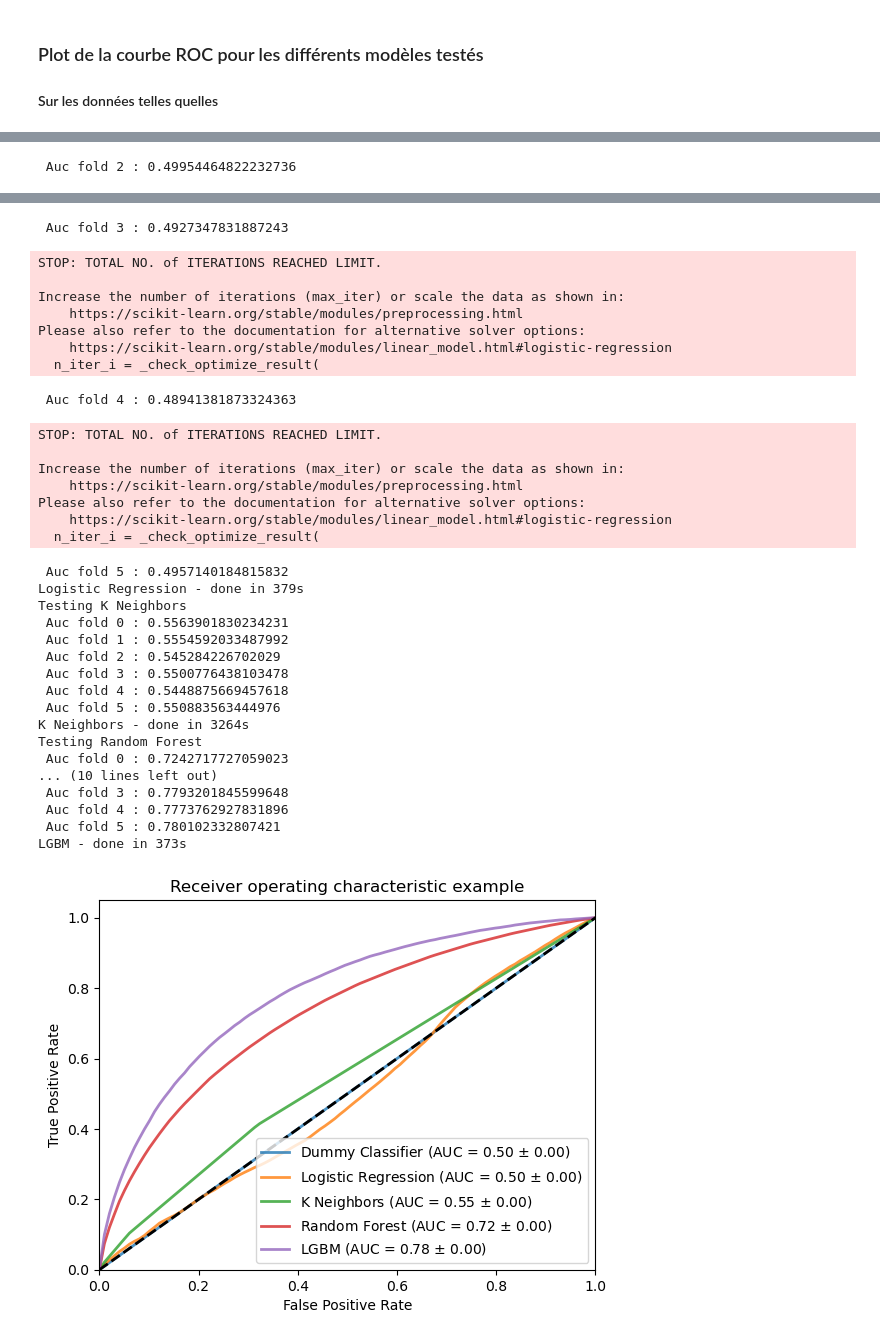
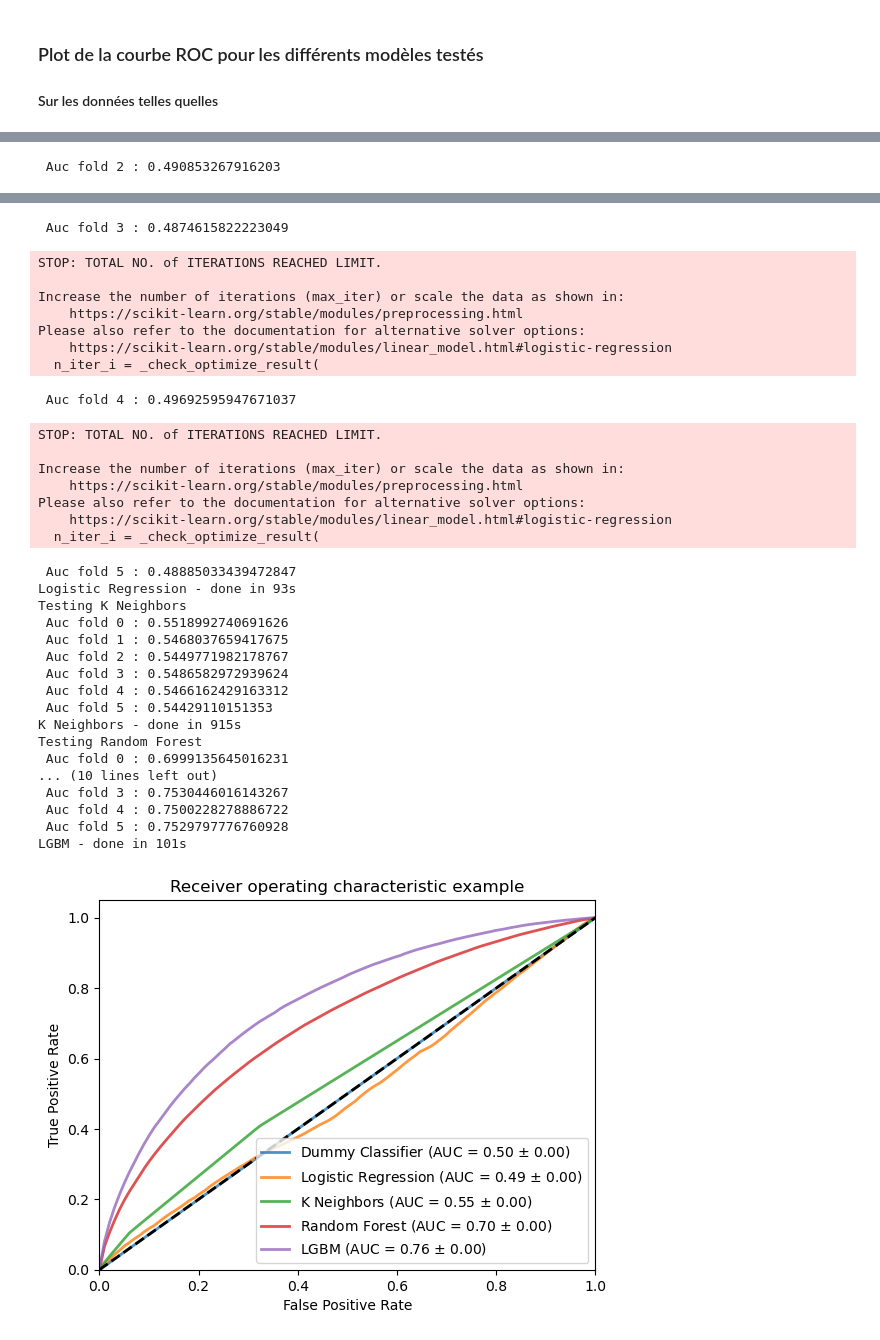
Before and after one commit to cbedini/oc_p7, a Jupyter notebook: Notebook_2_models.ipynb, the cells around one changed output, grey strips where cells are left out. Cells and saved outputs as stored; diff of their text form; code cells hidden in the pictures.

```diff
--- a/Notebook_2_models.ipynb
+++ b/Notebook_2_models.ipynb
@@ -39,7 +39,7 @@ def timer(title):
     print("{} - done in {:.0f}s".format(title, time.time() - t0))
 # %%
 def readdf(debug=True):
-    savedataframe = "debugdataframe.csv" if debug else "apidataframe.csv"
+    savedataframe = "debugdataframe.csv" if debug else "shorterapidataframe.csv"
     df = pd.read_csv(savedataframe)
     print("Reading",savedataframe)
     print("Shape",df.shape)
@@ -160,9 +160,9 @@ def prepare_train_df(df):
     display(train_x.shape)
     #train_x=train_x.astype(np.float64)
     display(train_y.value_counts())
-    return train_x, train_y
+    return train_x, train_y,feats
 # %%
-X,y = prepare_train_df(df)
-X50,y50 = prepare_train_df(df50)
+X,y, featX = prepare_train_df(df)
+X50,y50, featX50 = prepare_train_df(df50)
 infinity(dfall)
 # %% [output]
@@ -189,7 +189,7 @@ Int64Index([], dtype='int64')
 
 #### Sur les données telles quelles
 # %%
-def plot_roc_curve(classifiers, preprocessor, X, y, n_splits=6, fit=True):
+def plot_roc_curve(classifiers, X, y, n_splits=6, preprocessor= False):
 
     kf = KFold(n_splits=n_splits, shuffle=True, random_state=1)
     for clf_name, classifier in classifiers.items():
@@ -199,16 +199,22 @@ def plot_roc_curve(classifiers, preprocessor, X, y, n_splits=6, fit=True):
         aucs = []
         mean_fpr = np.linspace(0, 1, 100)
         for n_fold, (train, test) in enumerate(kf.split(X, y)):
-
-            pipeline = Pipeline(
+            if preprocessor:
+                pipeline = Pipeline(
                     [
                      ('preprocessing', preprocessor),
                      ('clf', classifier)
                     ]
+                )
+            else:
+                pipeline = Pipeline(
+                    [
+                     ('clf', classifier)
+                    ]
             )
 
-            if fit :
-                pipeline.fit(X.iloc[train, :], y.iloc[train])
+
+            pipeline.fit(X.iloc[train, :], y.iloc[train])
 
             y_pred_grd = pipeline.predict_proba(X.iloc[test, :])[:, 1]
             fpr, tpr, _ = roc_curve(y.iloc[test], y_pred_grd)
@@ -238,7 +244,7 @@ def plot_roc_curve(classifiers, preprocessor, X, y, n_splits=6, fit=True):
     plt.legend(loc="lower right")
     plt.show()
 # %%
-plot_roc_curve(classifiers, preprocess, X,y)
+plot_roc_curve(classifiers, X,y , preprocess)
 # %% [output]
 Testing Dummy Classifier
  Auc fold 0 : 0.5
@@ -269,49 +275,49 @@ STOP: TOTAL NO. of ITERATIONS REACHED LIMIT.
 
 Increase the number of iterations (max_iter) or scale the data as shown in:
     https://scikit-learn.org/stable/modules/preprocessing.html
 Please also refer to the documentation for alternative solver options:
     https://scikit-learn.org/stable/modules/linear_model.html#logistic-regression
   n_iter_i = _check_optimize_result(
- Auc fold 2 : 0.49954464822232736
+ Auc fold 2 : 0.490853267916203
 STOP: TOTAL NO. of ITERATIONS REACHED LIMIT.
 
 Increase the number of iterations (max_iter) or scale the data as shown in:
     https://scikit-learn.org/stable/modules/preprocessing.html
 Please also refer to the documentation for alternative solver options:
     https://scikit-learn.org/stable/modules/linear_model.html#logistic-regression
   n_iter_i = _check_optimize_result(
- Auc fold 3 : 0.4927347831887243
+ Auc fold 3 : 0.4874615822223049
 STOP: TOTAL NO. of ITERATIONS REACHED LIMIT.
 
 Increase the number of iterations (max_iter) or scale the data as shown in:
     https://scikit-learn.org/stable/modules/preprocessing.html
 Please also refer to the documentation for alternative solver options:
     https://scikit-learn.org/stable/modules/linear_model.html#logistic-regression
   n_iter_i = _check_optimize_result(
- Auc fold 4 : 0.48941381873324363
+ Auc fold 4 : 0.49692595947671037
 STOP: TOTAL NO. of ITERATIONS REACHED LIMIT.
 
 Increase the number of iterations (max_iter) or scale the data as shown in:
     https://scikit-learn.org/stable/modules/preprocessing.html
 Please also refer to the documentation for alternative solver options:
     https://scikit-learn.org/stable/modules/linear_model.html#logistic-regression
   n_iter_i = _check_optimize_result(
- Auc fold 5 : 0.4957140184815832
-Logistic Regression - done in 379s
+ Auc fold 5 : 0.48885033439472847
+Logistic Regression - done in 93s
 Testing K Neighbors
- Auc fold 0 : 0.5563901830234231
- Auc fold 1 : 0.5554592033487992
- Auc fold 2 : 0.545284226702029
- Auc fold 3 : 0.5500776438103478
- Auc fold 4 : 0.5448875669457618
- Auc fold 5 : 0.550883563444976
-K Neighbors - done in 3264s
+ Auc fold 0 : 0.5518992740691626
+ Auc fold 1 : 0.5468037659417675
+ Auc fold 2 : 0.5449771982178767
+ Auc fold 3 : 0.5486582972939624
+ Auc fold 4 : 0.5466162429163312
+ Auc fold 5 : 0.54429110151353
+K Neighbors - done in 915s
 Testing Random Forest
- Auc fold 0 : 0.7242717727059023
+ Auc fold 0 : 0.6999135645016231
 ... (10 lines left out)
- Auc fold 3 : 0.7793201845599648
- Auc fold 4 : 0.7773762927831896
- Auc fold 5 : 0.780102332807421
-LGBM - done in 373s
+ Auc fold 3 : 0.7530446016143267
+ Auc fold 4 : 0.7500228278886722
+ Auc fold 5 : 0.7529797776760928
+LGBM - done in 101s
-[figure, old version]
+[figure, new version]
 # %% [markdown]
```
Also changed, not shown: parts of 20 cells of this notebook.
